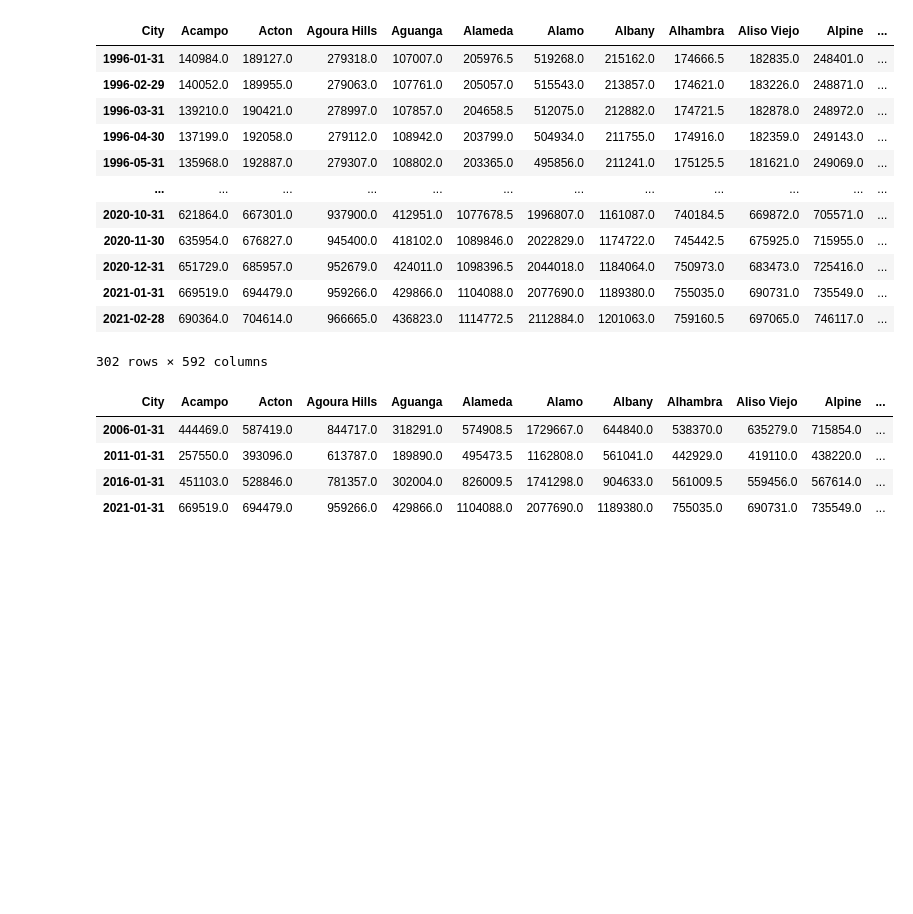
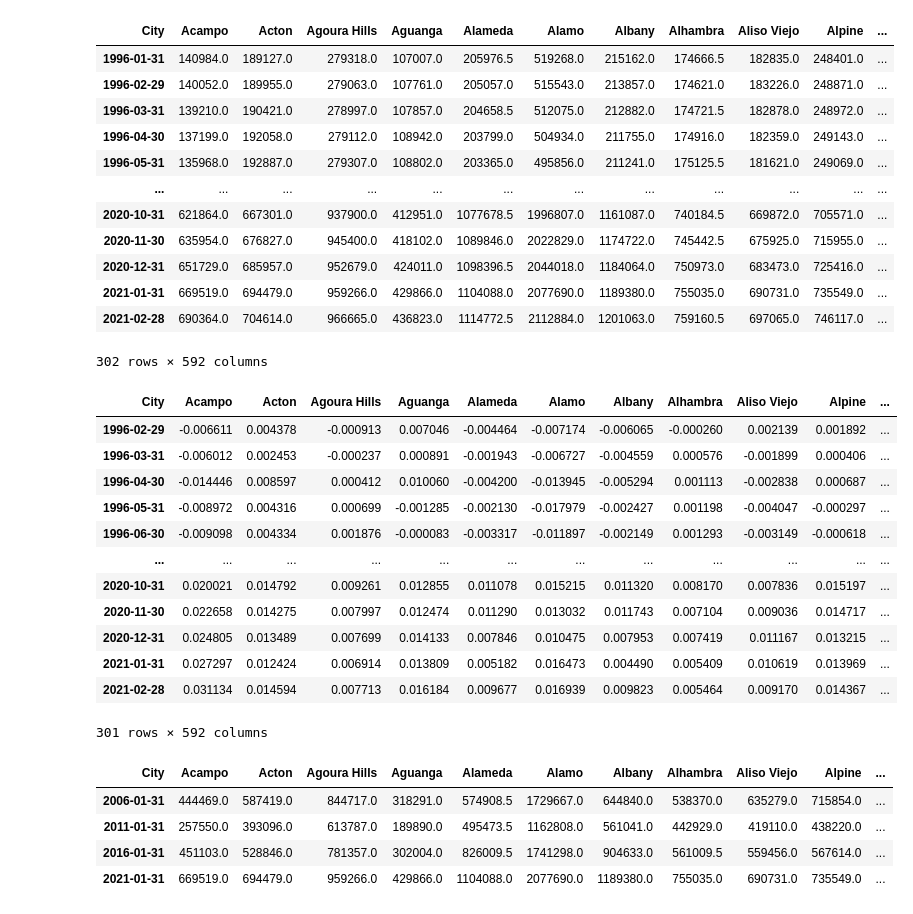
Before and after one commit to mightlee123/Project-2, a Jupyter notebook: Project_2.ipynb, the cells around one changed output. Saved outputs shown, nothing was run; the diff lists cells and outputs as text; code cells hidden in the pictures; blank space fills up the shorter version.

```diff
--- a/Project_2.ipynb
+++ b/Project_2.ipynb
@@ -81,6 +81,24 @@ transposed_group_ca_price_df
 | 2021-01-31 | 669519.0 | 694479.0 | 959266.0 | 429866.0 | 1104088.0 | 2077690.0 | 1189380.0 | 755035.0 | 690731.0 | 735549.0 | ... |
 | 2021-02-28 | 690364.0 | 704614.0 | 966665.0 | 436823.0 | 1114772.5 | 2112884.0 | 1201063.0 | 759160.5 | 697065.0 | 746117.0 | ... |
 302 rows × 592 columns
+# %%
+#percent change of each year
+yoy_percent_change=transposed_group_ca_price_df.pct_change().dropna()
+yoy_percent_change
+# %% [output]
+| City | Acampo | Acton | Agoura Hills | Aguanga | Alameda | Alamo | Albany | Alhambra | Aliso Viejo | Alpine | ... |
+| 1996-02-29 | -0.006611 | 0.004378 | -0.000913 | 0.007046 | -0.004464 | -0.007174 | -0.006065 | -0.000260 | 0.002139 | 0.001892 | ... |
+| 1996-03-31 | -0.006012 | 0.002453 | -0.000237 | 0.000891 | -0.001943 | -0.006727 | -0.004559 | 0.000576 | -0.001899 | 0.000406 | ... |
+| 1996-04-30 | -0.014446 | 0.008597 | 0.000412 | 0.010060 | -0.004200 | -0.013945 | -0.005294 | 0.001113 | -0.002838 | 0.000687 | ... |
+| 1996-05-31 | -0.008972 | 0.004316 | 0.000699 | -0.001285 | -0.002130 | -0.017979 | -0.002427 | 0.001198 | -0.004047 | -0.000297 | ... |
+| 1996-06-30 | -0.009098 | 0.004334 | 0.001876 | -0.000083 | -0.003317 | -0.011897 | -0.002149 | 0.001293 | -0.003149 | -0.000618 | ... |
+| ... | ... | ... | ... | ... | ... | ... | ... | ... | ... | ... | ... |
+| 2020-10-31 | 0.020021 | 0.014792 | 0.009261 | 0.012855 | 0.011078 | 0.015215 | 0.011320 | 0.008170 | 0.007836 | 0.015197 | ... |
+| 2020-11-30 | 0.022658 | 0.014275 | 0.007997 | 0.012474 | 0.011290 | 0.013032 | 0.011743 | 0.007104 | 0.009036 | 0.014717 | ... |
+| 2020-12-31 | 0.024805 | 0.013489 | 0.007699 | 0.014133 | 0.007846 | 0.010475 | 0.007953 | 0.007419 | 0.011167 | 0.013215 | ... |
+| 2021-01-31 | 0.027297 | 0.012424 | 0.006914 | 0.013809 | 0.005182 | 0.016473 | 0.004490 | 0.005409 | 0.010619 | 0.013969 | ... |
+| 2021-02-28 | 0.031134 | 0.014594 | 0.007713 | 0.016184 | 0.009677 | 0.016939 | 0.009823 | 0.005464 | 0.009170 | 0.014367 | ... |
+301 rows × 592 columns
 # %%
 #percent_change of prices
 index_dates=["2006-01-31","2011-01-31","2016-01-31","2021-01-31"]
```
Also changed, not shown: parts of 3 cells of this notebook.
